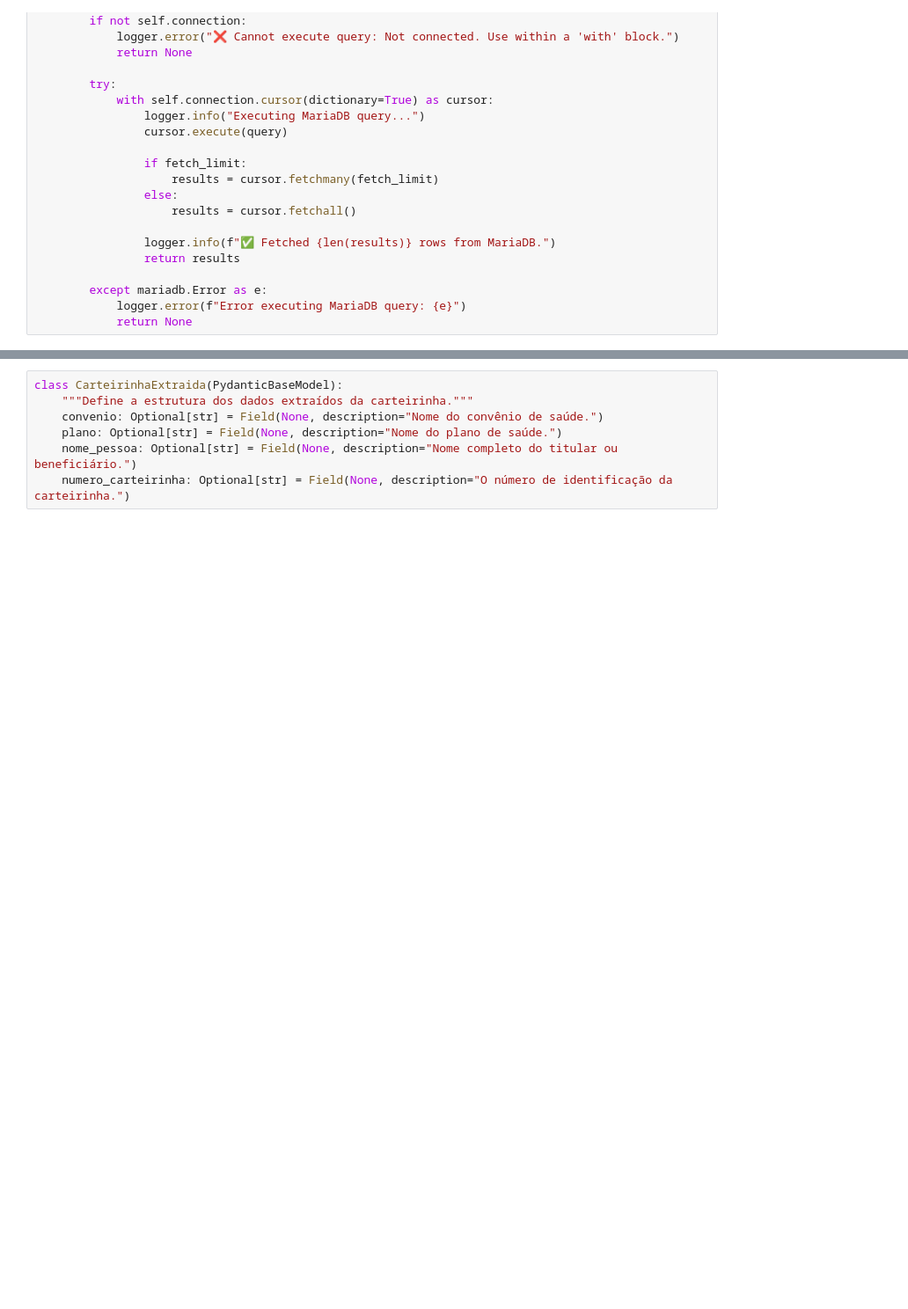
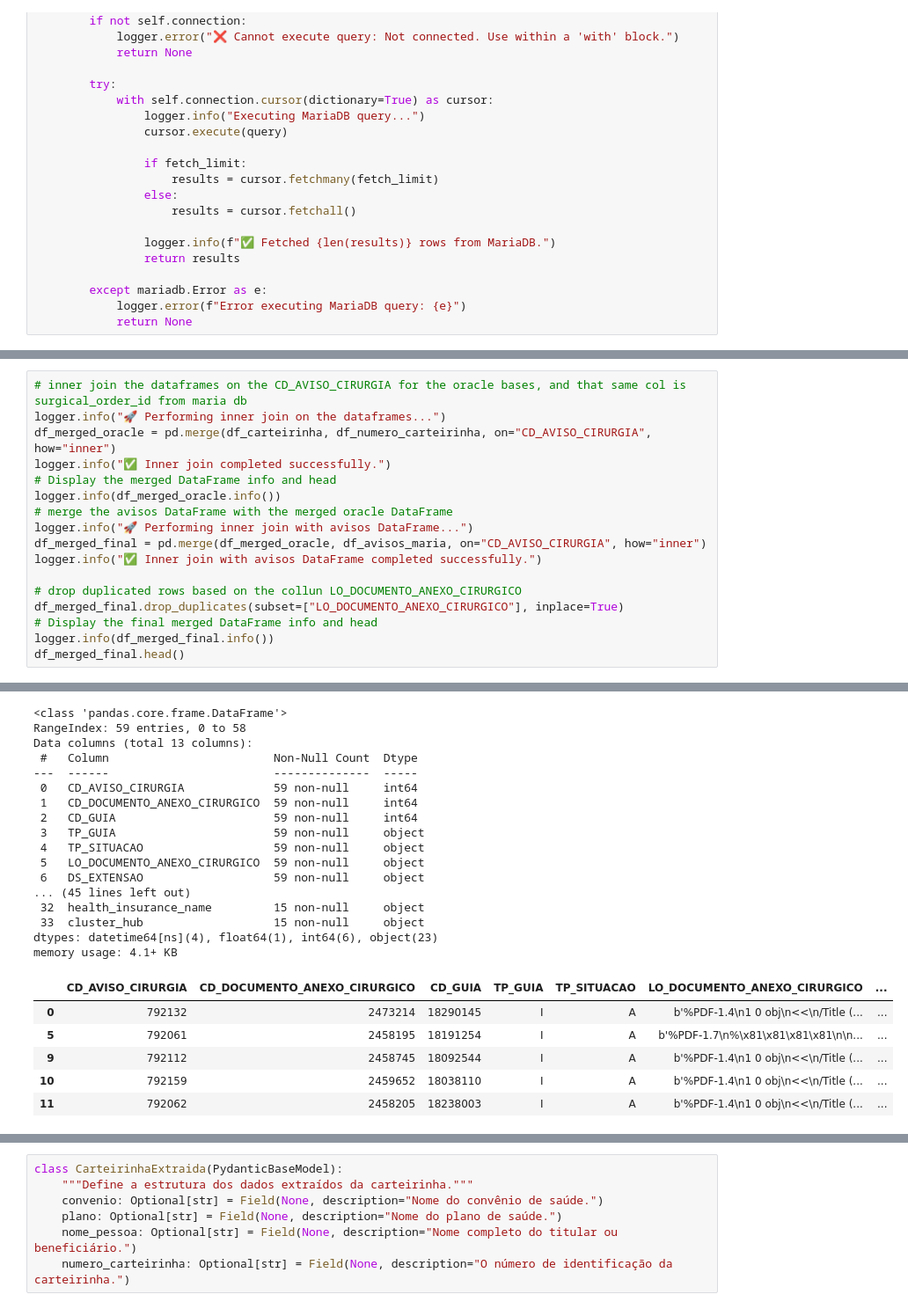
Before and after one commit to joao-thomaz-mle/carteirinha-api, a Jupyter notebook: POC/connect_db_extract.ipynb, the cells around one changed output, grey strips where cells are left out. Shown at 88% size. Saved outputs shown, nothing was run; the diff lists cells and outputs as text; blank space fills up the shorter version.

```diff
--- a/POC/connect_db_extract.ipynb
+++ b/POC/connect_db_extract.ipynb
@@ -355,0 +390,18 @@ memory usage: 8.0+ KB
+# %%
+# inner join the dataframes on the CD_AVISO_CIRURGIA for the oracle bases, and that same col is surgical_order_id from maria db
+logger.info("🚀 Performing inner join on the dataframes...")
+df_merged_oracle = pd.merge(df_carteirinha, df_numero_carteirinha, on="CD_AVISO_CIRURGIA", how="inner")
+logger.info("✅ Inner join completed successfully.")
+# Display the merged DataFrame info and head
+logger.info(df_merged_oracle.info())
+# merge the avisos DataFrame with the merged oracle DataFrame
+logger.info("🚀 Performing inner join with avisos DataFrame...")
+df_merged_final = pd.merge(df_merged_oracle, df_avisos_maria, on="CD_AVISO_CIRURGIA", how="inner")
+logger.info("✅ Inner join with avisos DataFrame completed successfully.")
+
+# drop duplicated rows based on the collun LO_DOCUMENTO_ANEXO_CIRURGICO
+df_merged_final.drop_duplicates(subset=["LO_DOCUMENTO_ANEXO_CIRURGICO"], inplace=True)
+# Display the final merged DataFrame info and head
+logger.info(df_merged_final.info())
+df_merged_final.head()
+# %% [output]
@@ -355,0 +419,23 @@ memory usage: 8.0+ KB
+<class 'pandas.core.frame.DataFrame'>
+RangeIndex: 59 entries, 0 to 58
+Data columns (total 13 columns):
+ #   Column                        Non-Null Count  Dtype
+---  ------                        --------------  -----
+ 0   CD_AVISO_CIRURGIA             59 non-null     int64
+ 1   CD_DOCUMENTO_ANEXO_CIRURGICO  59 non-null     int64
+ 2   CD_GUIA                       59 non-null     int64
+ 3   TP_GUIA                       59 non-null     object
+ 4   TP_SITUACAO                   59 non-null     object
+ 5   LO_DOCUMENTO_ANEXO_CIRURGICO  59 non-null     object
+ 6   DS_EXTENSAO                   59 non-null     object
+... (45 lines left out)
+ 32  health_insurance_name         15 non-null     object
+ 33  cluster_hub                   15 non-null     object
+dtypes: datetime64[ns](4), float64(1), int64(6), object(23)
+memory usage: 4.1+ KB
+|  | CD_AVISO_CIRURGIA | CD_DOCUMENTO_ANEXO_CIRURGICO | CD_GUIA | TP_GUIA | TP_SITUACAO | LO_DOCUMENTO_ANEXO_CIRURGICO | ... |
+| 0 | 792132 | 2473214 | 18290145 | I | A | b'%PDF-1.4\n1 0 obj\n<<\n/Title (... | ... |
+| 5 | 792061 | 2458195 | 18191254 | I | A | b'%PDF-1.7\n%\x81\x81\x81\x81\n\n... | ... |
+| 9 | 792112 | 2458745 | 18092544 | I | A | b'%PDF-1.4\n1 0 obj\n<<\n/Title (... | ... |
+| 10 | 792159 | 2459652 | 18038110 | I | A | b'%PDF-1.4\n1 0 obj\n<<\n/Title (... | ... |
+| 11 | 792062 | 2458205 | 18238003 | I | A | b'%PDF-1.4\n1 0 obj\n<<\n/Title (... | ... |
```
Also changed, not shown: parts of 37 cells of this notebook.
